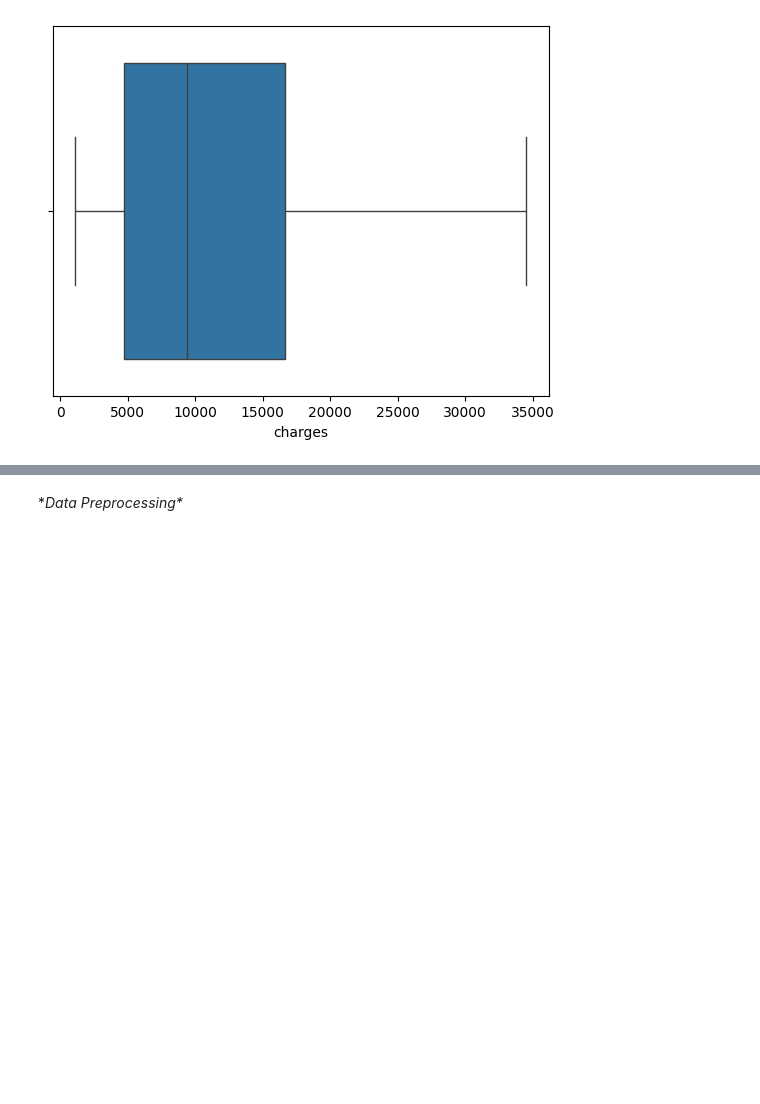
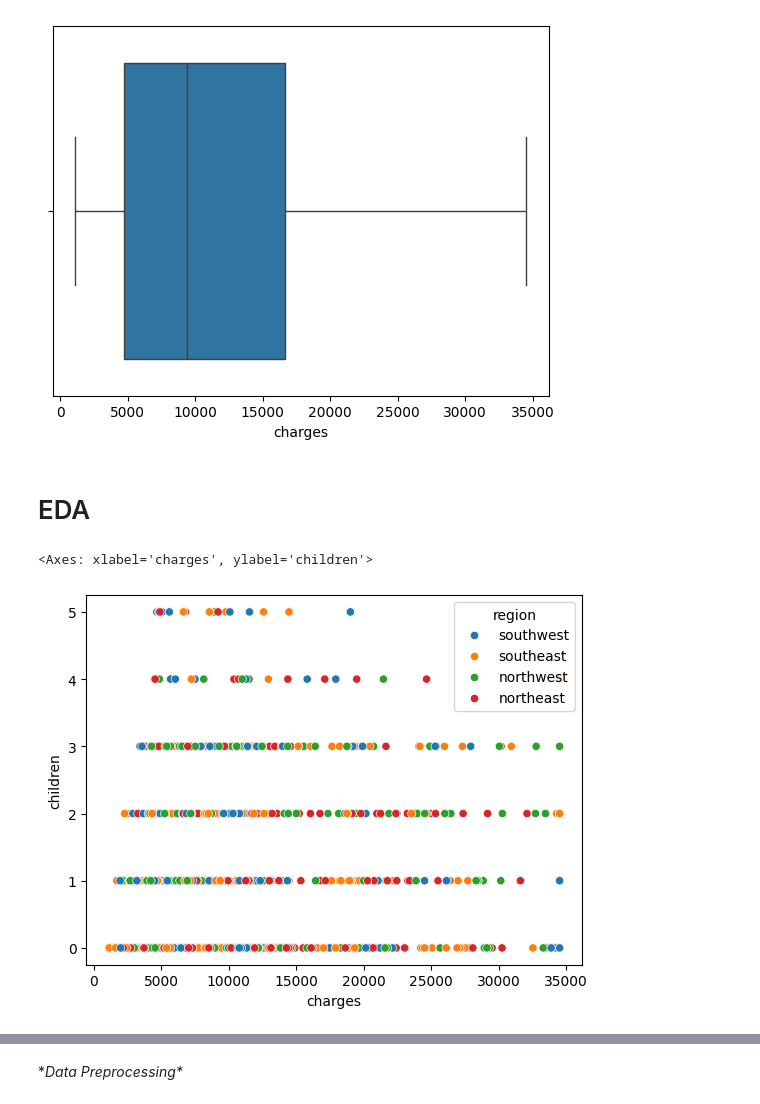
Before and after one commit to vigneshsurya1/insurance-cost-prediction, a Jupyter notebook: insurance.ipynb, the cells around one changed output, grey strips where cells are left out. Cells and saved outputs as stored; diff of their text form; code cells hidden in the pictures; blank space fills up the shorter version.

```diff
--- a/insurance.ipynb
+++ b/insurance.ipynb
@@ -147,3 +149,10 @@ sns.boxplot(df['charges'],orient='h')
 # %% [output]
 <Axes: xlabel='charges'>
 [figure]
+# %% [markdown]
+# EDA
+# %%
+sns.scatterplot(x=df['charges'],y=df['children'],hue=df['region'])
+# %% [output]
+<Axes: xlabel='charges', ylabel='children'>
+[figure, added]
```
Also changed, not shown: parts of 7 cells of this notebook.
